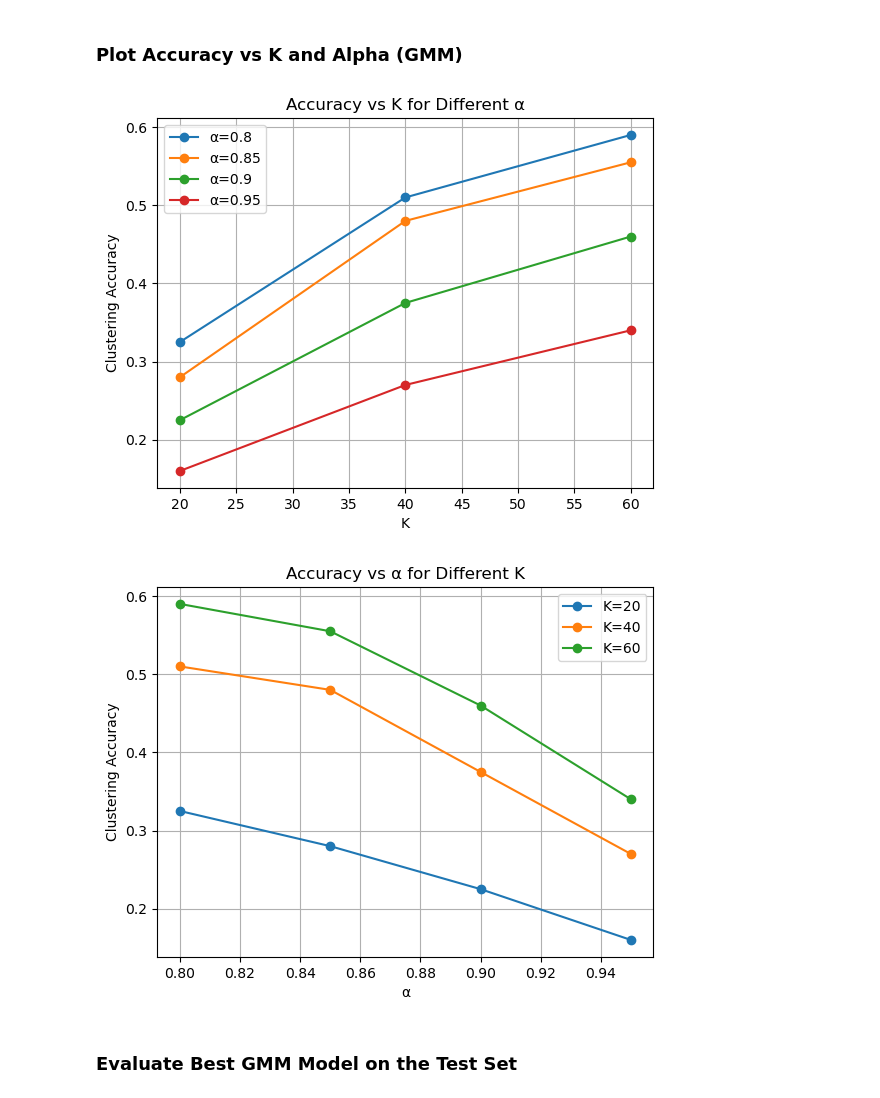
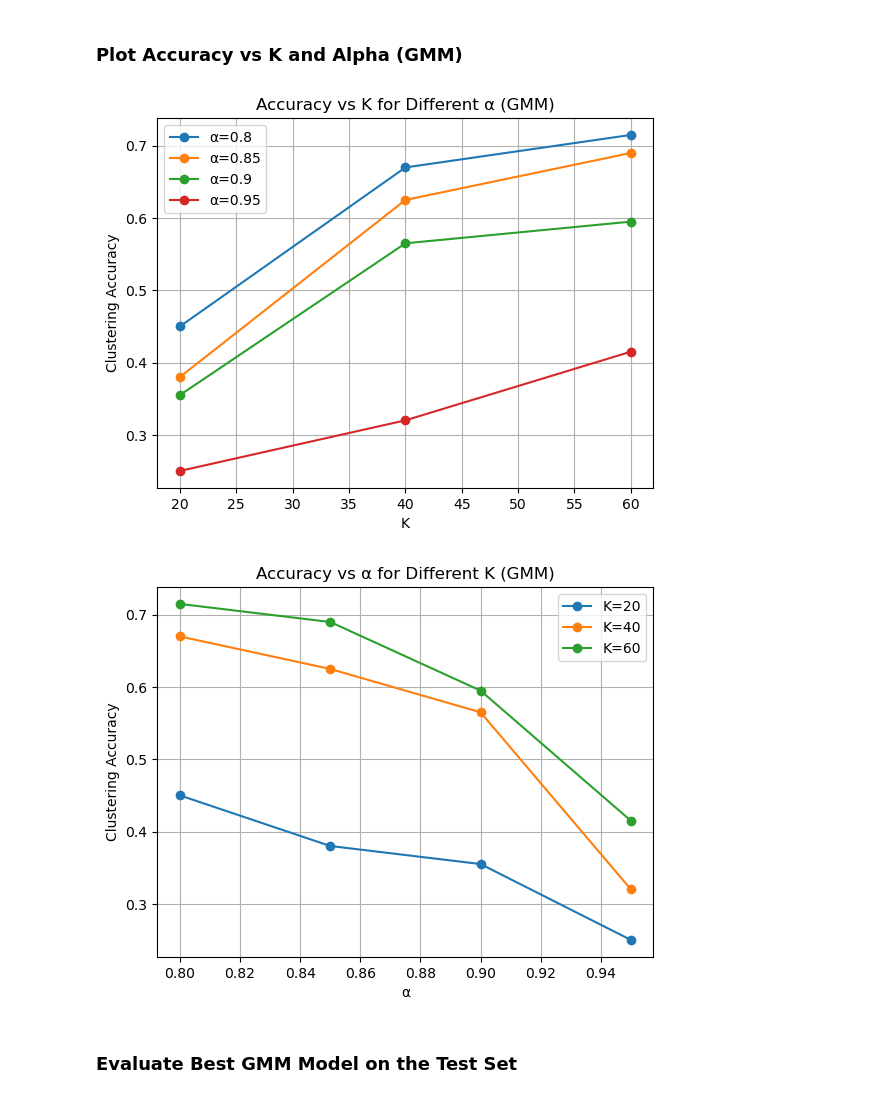
Before and after one commit to ranimeshehata/Face-Recognition, a Jupyter notebook: Face-Recognition.ipynb, the cells around one changed output. Cells and saved outputs as stored; diff of their text form; code cells hidden in the pictures.

Commit message:
fix GMM test accuracy

```diff
--- a/Face-Recognition.ipynb
+++ b/Face-Recognition.ipynb
@@ -146,6 +146,12 @@ class PCA:
         plt.axis('off')
         plt.show()
 
+    def project_data(self, D, eigvec, mean_face):
+        """Project any dataset D using provided eigenvectors and mean face"""
+        D_centered = D - mean_face
+        projected = D_centered @ eigvec
+        return projected
+
 
 pca = PCA(D_train, D_test, y_train, y_test)
 pca.visualize_projection(alpha=0.98)
@@ -452,25 +493,20 @@ def gmm_clustering_accuracy(y_true, y_pred):
 # %% [markdown]
 ### Run GMM for different alpha and K
 # %%
-# Normalize the data
-from sklearn.mixture import GaussianMixture
-from sklearn.preprocessing import StandardScaler
-scaler = StandardScaler()
-D_train_scaled = scaler.fit_transform(D_train)
-D_test_scaled = scaler.transform(D_test)
+results_gmm = []
 
-# np.random.seed(42)
-
-results_gmm = []
 for alpha in [0.8, 0.85, 0.9, 0.95]:
-    pca_instance = PCA(D_train_scaled, D_test_scaled, y_train, y_test)
-    reduced_data, eigvecs = pca_instance.project(alpha)
+    # Project train data with specified alpha
+    projected_train, eigvecs = pca.project(alpha)
 
     for K in [20, 40, 60]:
-        gmm = GMM(n_components=K)
-        gmm.fit(reduced_data)
-        y_pred = gmm.predict(reduced_data)
-        acc = gmm_clustering_accuracy(y_train, y_pred)
+        gmm = GMM(n_components=K, max_iters=100)
+        gmm.fit(projected_train)
+
+        # Predict cluster labels
+        y_pred_train = gmm.predict(projected_train)
+
+        acc = clustering_accuracy(pca.y_train, y_pred_train)
         results_gmm.append((alpha, K, acc))
         print(f"Alpha: {alpha}, K: {K}, Accuracy: {acc:.4f}")
     print("--------------------------------------")
@@ -494,32 +530,36 @@ Alpha: 0.95, K: 60, Accuracy: 0.3400
 # %% [markdown]
 ### Plot Accuracy vs K and Alpha (GMM)
 # %%
+import matplotlib.pyplot as plt
+
+# Accuracy vs K for each alpha
 for alpha in [0.8, 0.85, 0.9, 0.95]:
     accs = [acc for a, k, acc in results_gmm if a == alpha]
     ks = [k for a, k, acc in results_gmm if a == alpha]
     plt.plot(ks, accs, marker='o', label=f'α={alpha}')
 
 plt.xlabel('K')
 plt.ylabel('Clustering Accuracy')
-plt.title('Accuracy vs K for Different α')
+plt.title('Accuracy vs K for Different α (GMM)')
 plt.legend()
 plt.grid()
 plt.show()
 
+# Accuracy vs alpha for each K
 for k in [20, 40, 60]:
     accs = [acc for a, k_val, acc in results_gmm if k_val == k]
     alphas = [a for a, k_val, acc in results_gmm if k_val == k]
     plt.plot(alphas, accs, marker='o', label=f'K={k}')
 
 plt.xlabel('α')
 plt.ylabel('Clustering Accuracy')
-plt.title('Accuracy vs α for Different K')
+plt.title('Accuracy vs α for Different K (GMM)')
 plt.legend()
 plt.grid()
 plt.show()
 # %% [output]
-[figure, old version]
+[figure, new version]
-[figure, old version]
+[figure, new version]
 # %% [markdown]
 ### Evaluate Best GMM Model on the Test Set
 # %%
```
Also changed, not shown: parts of 4 cells of this notebook.
